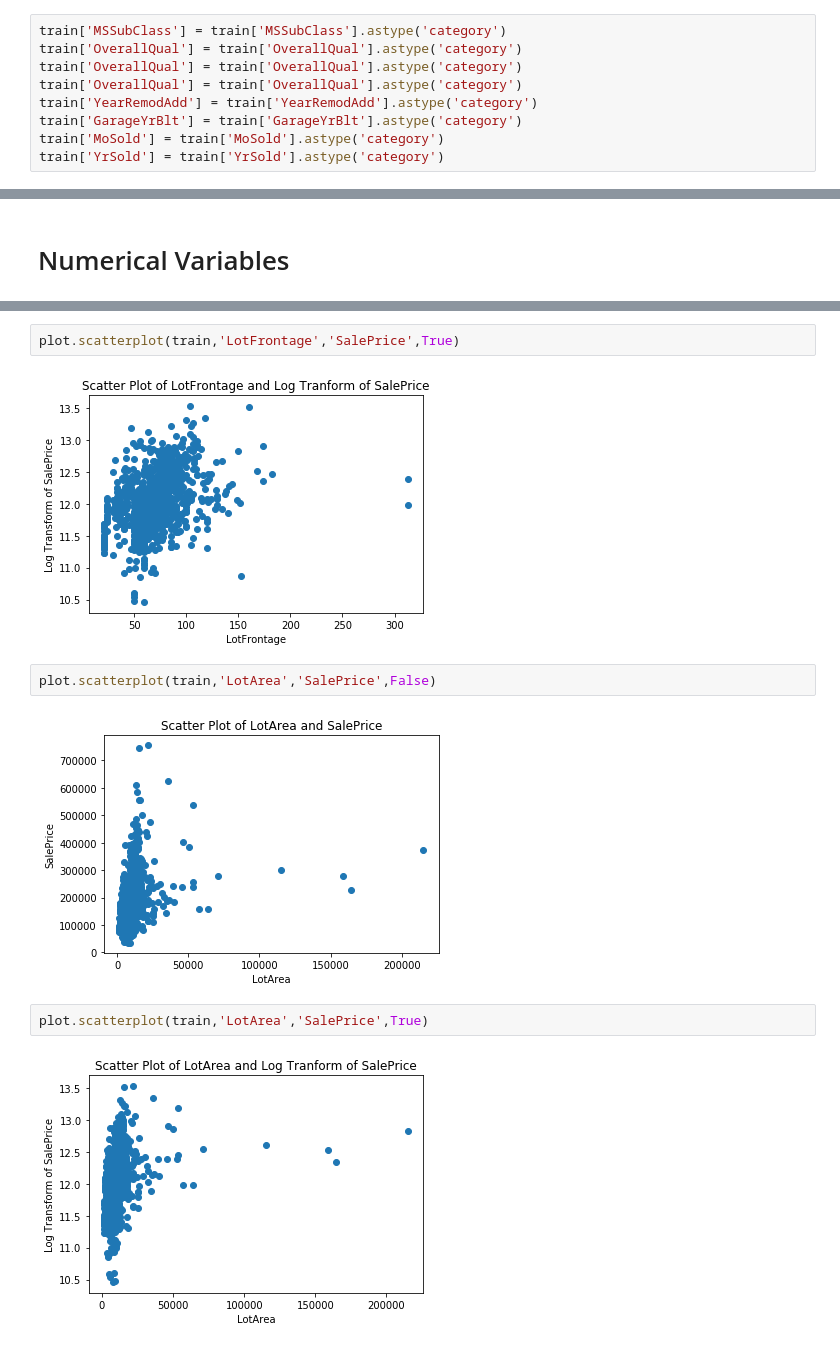
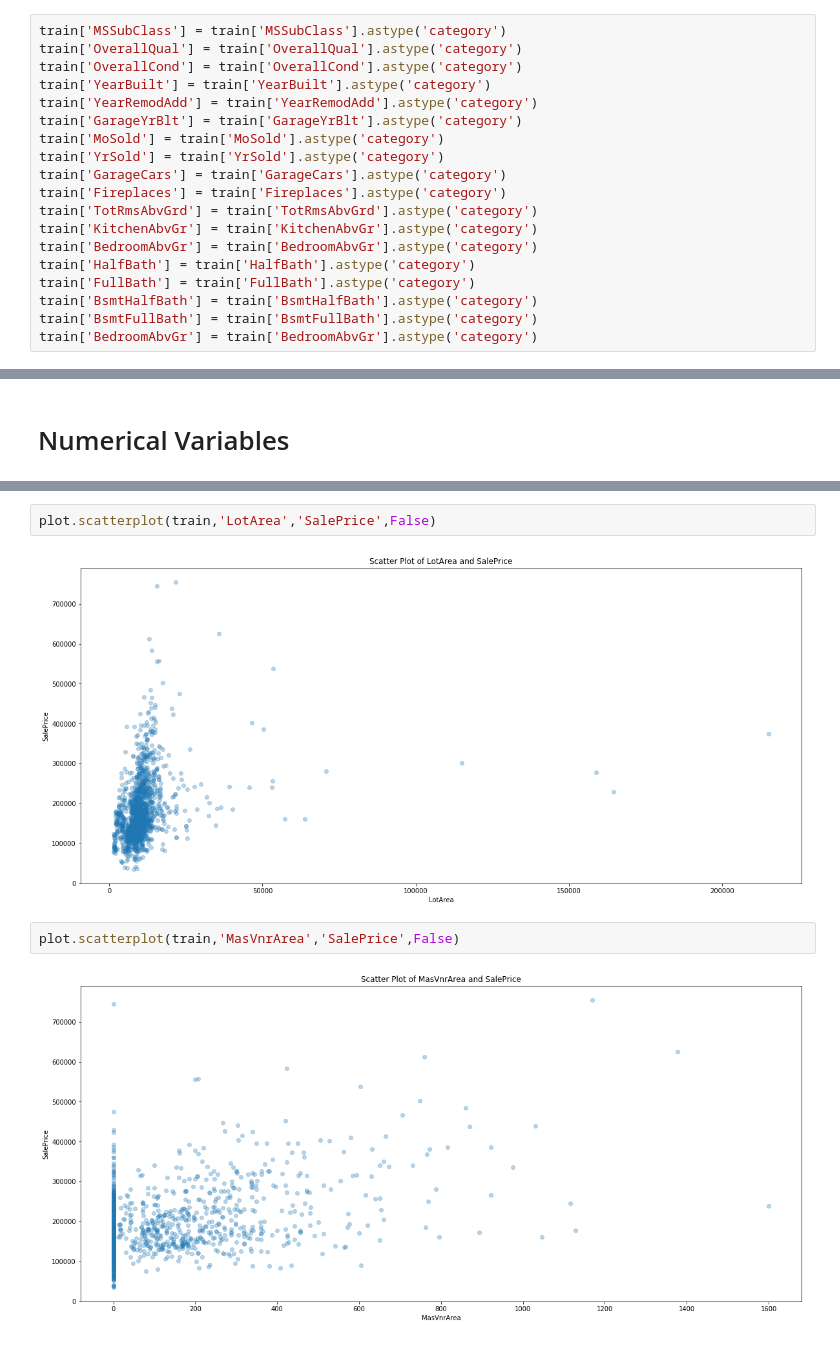
Before and after one commit to matthewcassi/kaggle_competitions, a Jupyter notebook: house_prices/initial_eda.ipynb, the cells around one changed output, grey strips where cells are left out. Cells and saved outputs as stored; diff of their text form.

```diff
--- a/house_prices/initial_eda.ipynb
+++ b/house_prices/initial_eda.ipynb
@@ -35,12 +35,22 @@ The columns that are objects are categorical variables and the following functio
 # %%
 train['MSSubClass'] = train['MSSubClass'].astype('category')
 train['OverallQual'] = train['OverallQual'].astype('category')
-train['OverallQual'] = train['OverallQual'].astype('category')
-train['OverallQual'] = train['OverallQual'].astype('category')
+train['OverallCond'] = train['OverallCond'].astype('category')
+train['YearBuilt'] = train['YearBuilt'].astype('category')
 train['YearRemodAdd'] = train['YearRemodAdd'].astype('category')
 train['GarageYrBlt'] = train['GarageYrBlt'].astype('category')
 train['MoSold'] = train['MoSold'].astype('category')
 train['YrSold'] = train['YrSold'].astype('category')
+train['GarageCars'] = train['GarageCars'].astype('category')
+train['Fireplaces'] = train['Fireplaces'].astype('category')
+train['TotRmsAbvGrd'] = train['TotRmsAbvGrd'].astype('category')
+train['KitchenAbvGr'] = train['KitchenAbvGr'].astype('category')
+train['BedroomAbvGr'] = train['BedroomAbvGr'].astype('category')
+train['HalfBath'] = train['HalfBath'].astype('category')
+train['FullBath'] = train['FullBath'].astype('category')
+train['BsmtHalfBath'] = train['BsmtHalfBath'].astype('category')
+train['BsmtFullBath'] = train['BsmtFullBath'].astype('category')
+train['BedroomAbvGr'] = train['BedroomAbvGr'].astype('category')
 # %%
 objects = train.select_dtypes(include='object')
 cols = objects.columns
@@ -109,12 +135,8 @@ plot.scatterplot(train,'LotFrontage','SalePrice',False)
-# %%
-plot.scatterplot(train,'LotFrontage','SalePrice',True)
-# %% [output]
-[figure, removed]
 # %%
 plot.scatterplot(train,'LotArea','SalePrice',False)
 # %% [output]
-[figure, old version]
+[figure, new version]
 # %%
-plot.scatterplot(train,'LotArea','SalePrice',True)
+plot.scatterplot(train,'MasVnrArea','SalePrice',False)
 # %% [output]
-[figure, old version]
+[figure, new version]
```
Also changed, not shown: parts of 20 cells of this notebook.
